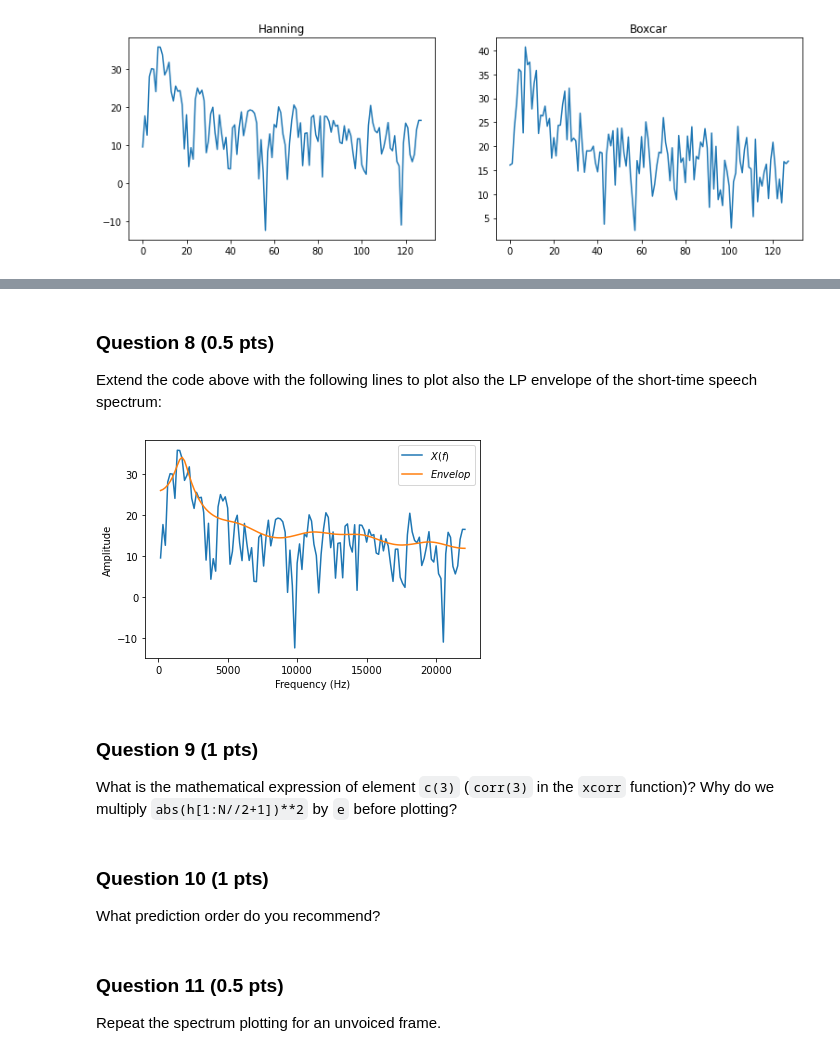
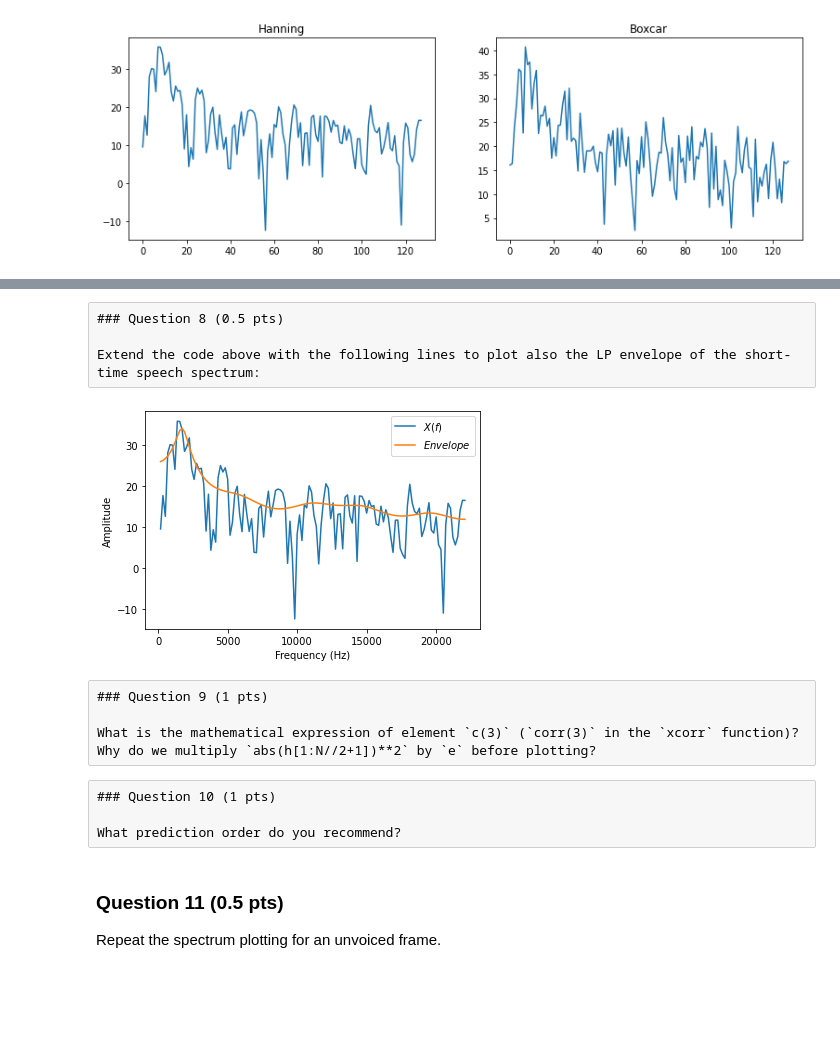
Before and after one commit to bossersimon/EQ2321, a Jupyter notebook: assignment_1.ipynb, the cells around one changed output, grey strips where cells are left out. Cells and saved outputs as stored; diff of their text form; code cells hidden in the pictures; blank space fills up the shorter version.

```diff
--- a/assignment_1.ipynb
+++ b/assignment_1.ipynb
@@ -241,7 +241,7 @@ m
-# %% [markdown]
-### Question 8 (0.5 pts)
-
-Extend the code above with the following lines to plot also the LP envelope of the short-time speech spectrum:
+# %% [raw]
+### Question 8 (0.5 pts)
+
+Extend the code above with the following lines to plot also the LP envelope of the short-time speech spectrum:
 # %%
 
 from scipy.linalg import solve_toeplitz, toeplitz
@@ -257,43 +257,43 @@ def xcorr(x,y,M=10):
     """
     corr = signal.correlate(x, y, mode="full")
     lags = signal.correlation_lags(len(x), len(y), mode="full")
     idx=(lags>=-M) & (lags<=M)
     corr = corr[idx]
     lags=lags[idx]
     return lags[len(lags)//2:], corr[len(lags)//2:]
 
 def get_envelop(xf,M,N=1024,fs=44100):
 
     lags, r = xcorr(xf, xf,M=M)
 
     a=np.concatenate([np.ones(1), solve_toeplitz(r[:-1], -r[1:])]).reshape(-1,1)
     e=(a.T @ r)[0]
     w, h2=signal.freqz(1,a,N,whole=True,fs=fs)
 
     X = fft(xf)
     fig,ax=plt.subplots(1,1)
 
     ax.plot(w[1:N//2+1],10*np.log10(np.abs(X[1:N//2+1])**2),label="$X(f)$")
-    ax.plot(w[1:N//2+1],10*np.log10(e*np.abs(h2[1:N//2+1])**2),label="$Envelop$")
+    ax.plot(w[1:N//2+1],10*np.log10(e*np.abs(h2[1:N//2+1])**2),label="$Envelope$")
     ax.set_xlabel("Frequency (Hz)")
     ax.set_ylabel("Amplitude")
     ax.legend()
     return fig,ax
 
 
 # M is the prediction order
 M = 10
 fig,ax=get_envelop(xf,M,N=N,fs=fs)
 # %% [output]
-[figure, old version]
+[figure, new version]
-# %% [markdown]
-### Question 9 (1 pts)
-
-What is the mathematical expression of element `c(3)` (`corr(3)` in the `xcorr` function)? Why do we multiply `abs(h[1:N//2+1])**2` by `e` before plotting?
-# %% [markdown]
-### Question 10 (1 pts)
-
-What prediction order do you recommend?
+# %% [raw]
+### Question 9 (1 pts)
+
+What is the mathematical expression of element `c(3)` (`corr(3)` in the `xcorr` function)? Why do we multiply `abs(h[1:N//2+1])**2` by `e` before plotting?
+# %% [raw]
+### Question 10 (1 pts)
+
+What prediction order do you recommend?
 # %% [markdown]
 ### Question 11 (0.5 pts)
 
```
Also changed, not shown: parts of 5 cells of this notebook.
